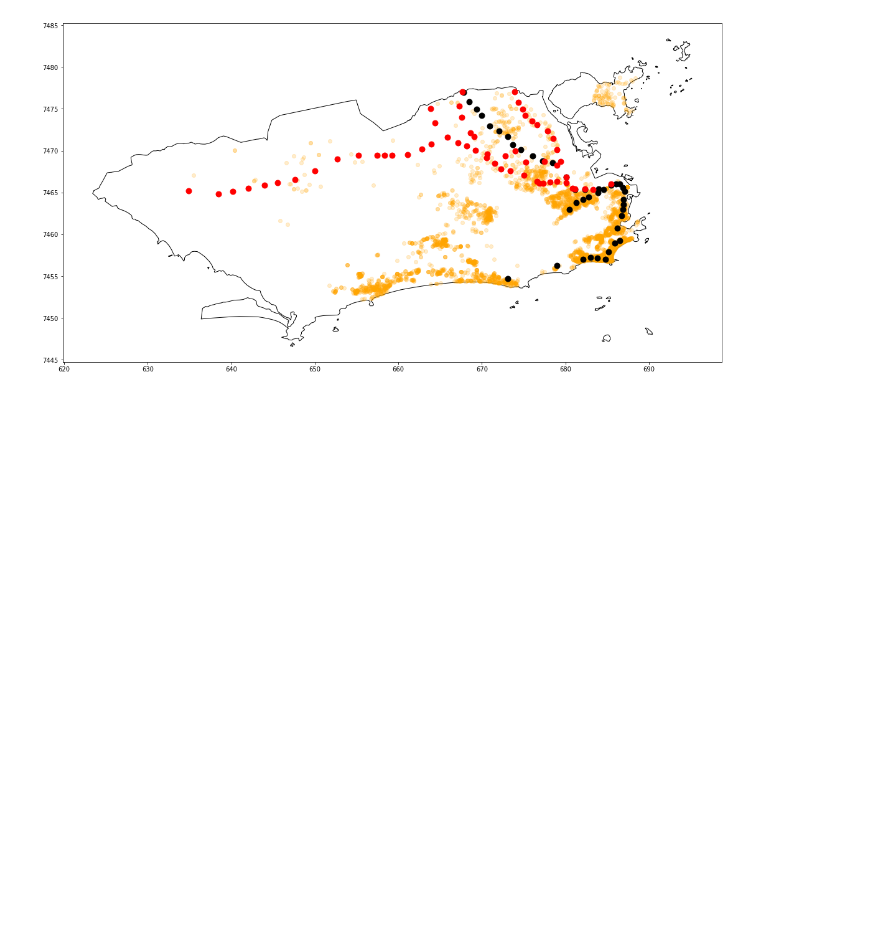
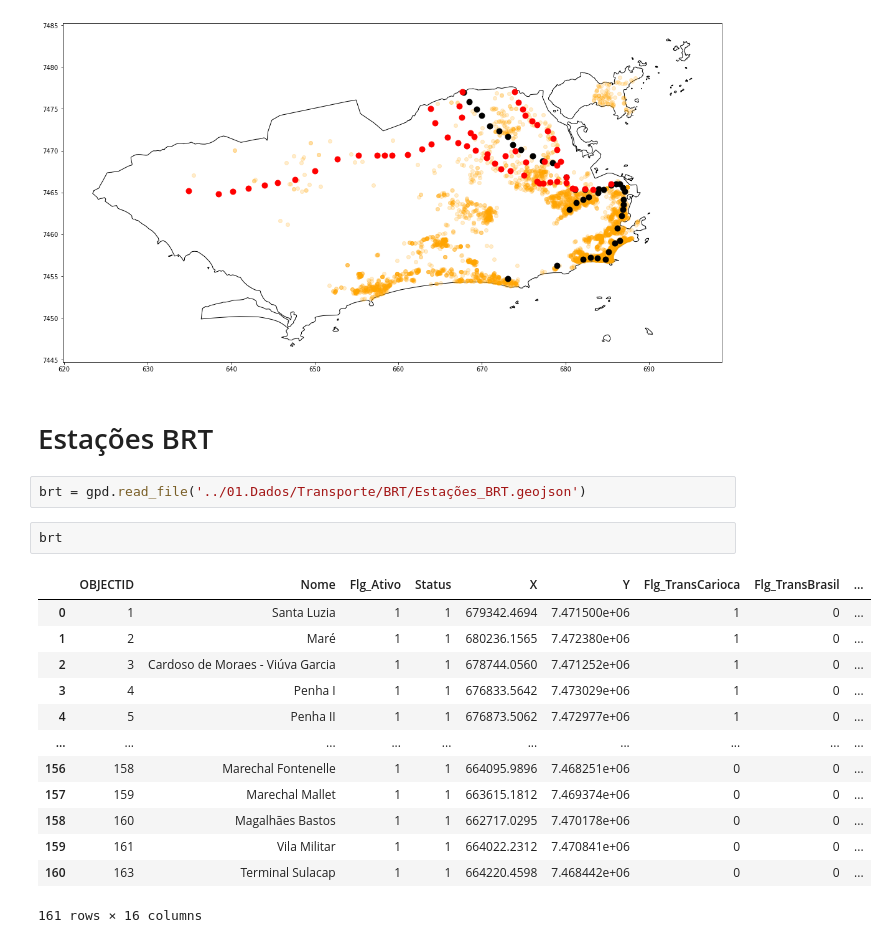
Before and after one commit to jeanhrsouza/learning-geopandas, a Jupyter notebook: 04.Obtendo Distâncias/02.Agregando Outros Tipos de Transporte.ipynb, the cells around one changed output. Drawn from its saved outputs; the diff is of its cells as text; blank space fills up the shorter version.

```diff
--- a/04.Obtendo Distâncias/02.Agregando Outros Tipos de Transporte.ipynb
+++ b/04.Obtendo Distâncias/02.Agregando Outros Tipos de Transporte.ipynb
@@ -134,3 +136,23 @@ trem.plot(ax = base, color = 'red', markersize = 80)
 # %% [output]
 <matplotlib.axes._subplots.AxesSubplot at 0x...>
 [figure]
+# %% [markdown]
+# Estações BRT
+# %%
+brt = gpd.read_file('../01.Dados/Transporte/BRT/Estações_BRT.geojson')
+# %%
+brt
+# %% [output]
+|  | OBJECTID | Nome | Flg_Ativo | Status | X | Y | Flg_TransCarioca | Flg_TransBrasil | ... |
+| 0 | 1 | Santa Luzia | 1 | 1 | 679342.4694 | 7.471500e+06 | 1 | 0 | ... |
+| 1 | 2 | Maré | 1 | 1 | 680236.1565 | 7.472380e+06 | 1 | 0 | ... |
+| 2 | 3 | Cardoso de Moraes - Viúva Garcia | 1 | 1 | 678744.0560 | 7.471252e+06 | 1 | 0 | ... |
+| 3 | 4 | Penha I | 1 | 1 | 676833.5642 | 7.473029e+06 | 1 | 0 | ... |
+| 4 | 5 | Penha II | 1 | 1 | 676873.5062 | 7.472977e+06 | 1 | 0 | ... |
+| ... | ... | ... | ... | ... | ... | ... | ... | ... | ... |
+| 156 | 158 | Marechal Fontenelle | 1 | 1 | 664095.9896 | 7.468251e+06 | 0 | 0 | ... |
+| 157 | 159 | Marechal Mallet | 1 | 1 | 663615.1812 | 7.469374e+06 | 0 | 0 | ... |
+| 158 | 160 | Magalhães Bastos | 1 | 1 | 662717.0295 | 7.470178e+06 | 0 | 0 | ... |
+| 159 | 161 | Vila Militar | 1 | 1 | 664022.2312 | 7.470841e+06 | 0 | 0 | ... |
+| 160 | 163 | Terminal Sulacap | 1 | 1 | 664220.4598 | 7.468442e+06 | 0 | 0 | ... |
+161 rows × 16 columns
```
Also changed, not shown: parts of 13 cells of this notebook, 5 other files.
